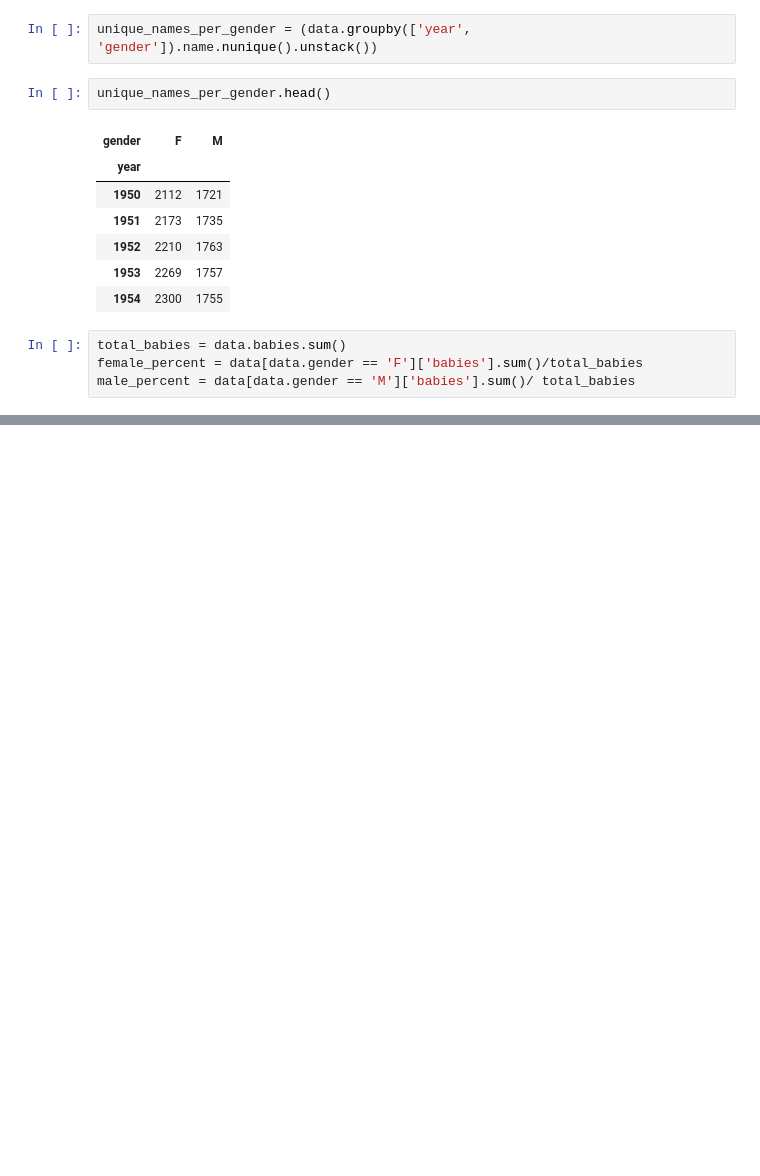
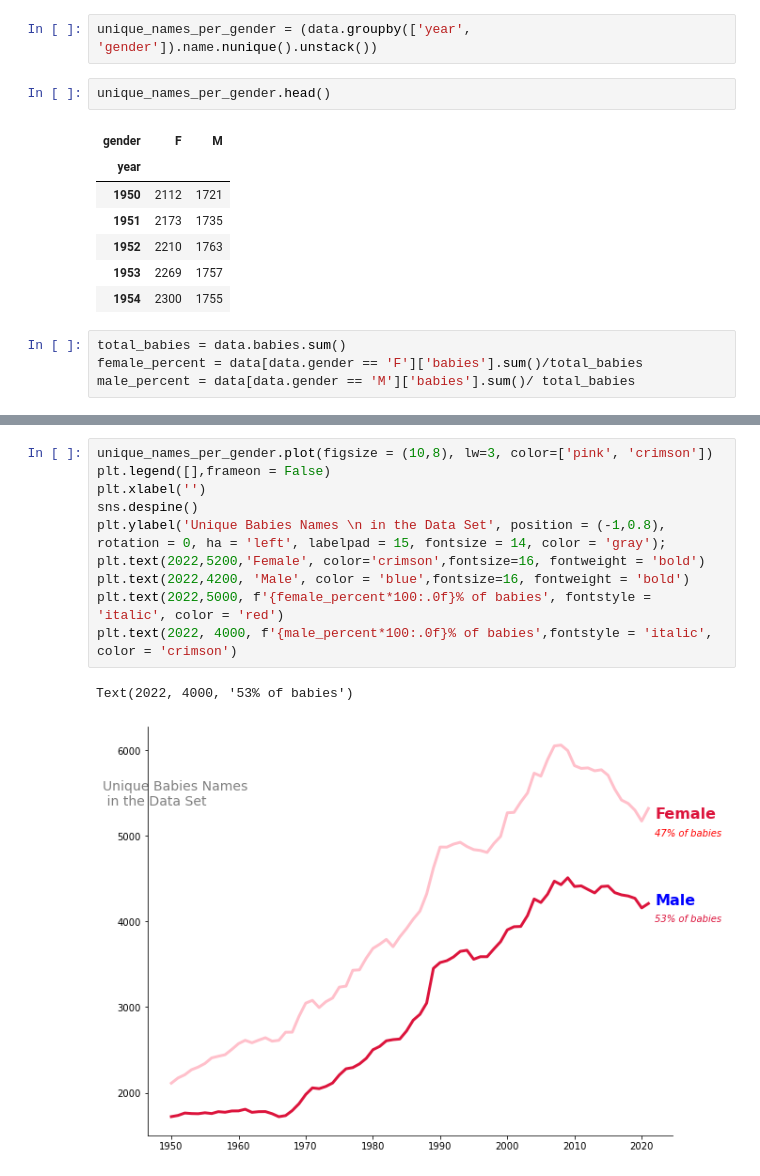
Before and after one commit to makncheese69420/Intro-to-Data-Science-22, a Jupyter notebook: Baby_Names_Axes.ipynb, the cells around one changed output, grey strips where cells are left out. Cells and saved outputs as stored; diff of their text form; blank space fills up the shorter version.

Commit message:
Baby names update 2

```diff
--- a/Baby_Names_Axes.ipynb
+++ b/Baby_Names_Axes.ipynb
@@ -152,0 +143,13 @@ plt.text(2022, 4000, f'{male_percent*100:.0f}% of babies',fonstyle = 'italic', c
+# %%
+unique_names_per_gender.plot(figsize = (10,8), lw=3, color=['pink', 'crimson'])
+plt.legend([],frameon = False)
+plt.xlabel('')
+sns.despine()
+plt.ylabel('Unique Babies Names \n in the Data Set', position = (-1,0.8), rotation = 0, ha = 'left', labelpad = 15, fontsize = 14, color = 'gray');
+plt.text(2022,5200,'Female', color='crimson',fontsize=16, fontweight = 'bold')
+plt.text(2022,4200, 'Male', color = 'blue',fontsize=16, fontweight = 'bold')
+plt.text(2022,5000, f'{female_percent*100:.0f}% of babies', fontstyle = 'italic', color = 'red')
+plt.text(2022, 4000, f'{male_percent*100:.0f}% of babies',fontstyle = 'italic', color = 'crimson')
+# %% [output]
+Text(2022, 4000, '53% of babies')
+[figure, added]
```
Also changed, not shown: parts of 19 cells of this notebook.
